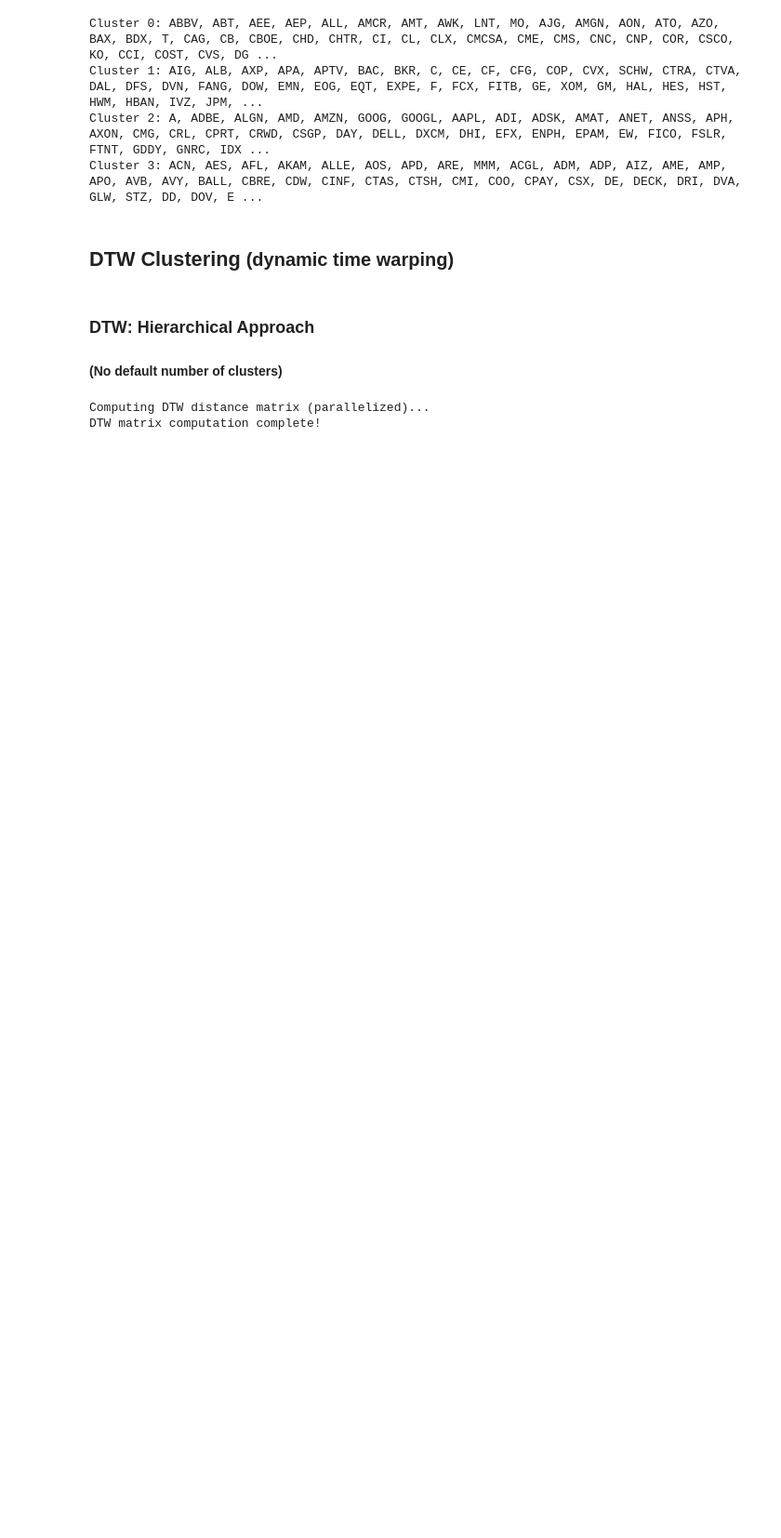
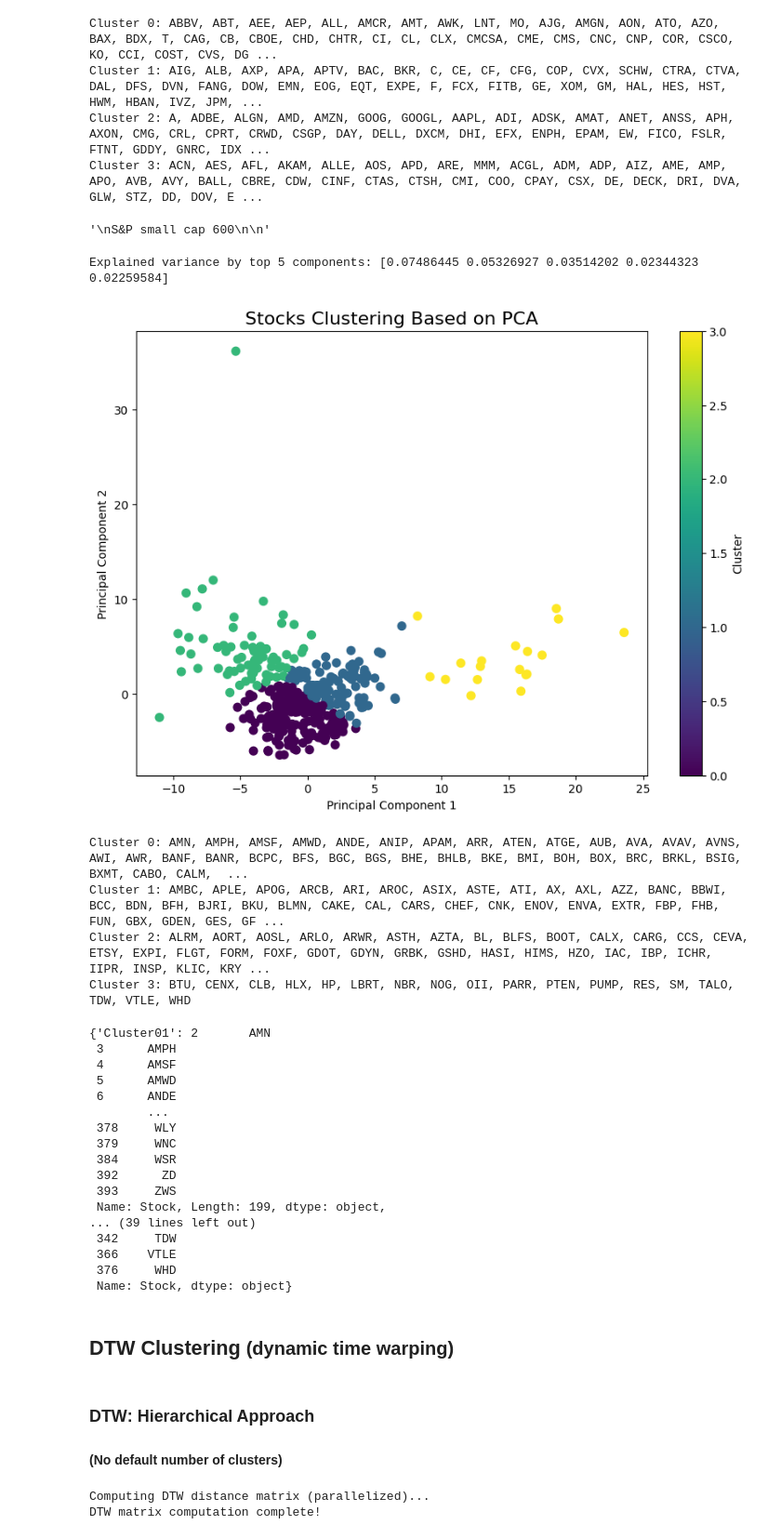
Before and after one commit to paulprayer110/stockprediction, a Jupyter notebook: TimeSeriesClustering.ipynb, the cells around one changed output. Shown at 93% size. Cells and saved outputs as stored; diff of their text form; code cells hidden in the pictures; blank space fills up the shorter version.

```diff
--- a/TimeSeriesClustering.ipynb
+++ b/TimeSeriesClustering.ipynb
@@ -25,3 +30,5 @@ sp500_prices.drop(['ABNB'], axis=1, inplace=True)
+# %%
+sp600_prices = pd.read_csv(homepath + "data/sp600_timeseries.csv", parse_dates=['Date'], index_col='Date')
 # %%
 def compute_returns(df):
     """
@@ -70,6 +77,6 @@ def compute_returns(df):
         'annual_log': annual_log_returns
     }
 # %%
-rets = compute_returns(sp500_prices)
-rets['weekly_log'].shape
+rets = compute_returns(sp600_prices)
+rets['weekly_log']
 # %% [output]
@@ -138,3 +158,10 @@ Cluster 0: ABBV, ABT, AEE, AEP, ALL, AMCR, AMT, AWK, LNT, MO, AJG, AMGN, AON, AT
 Cluster 1: AIG, ALB, AXP, APA, APTV, BAC, BKR, C, CE, CF, CFG, COP, CVX, SCHW, CTRA, CTVA, DAL, DFS, DVN, FANG, DOW, EMN, EOG, EQT, EXPE, F, FCX, FITB, GE, XOM, GM, HAL, HES, HST, HWM, HBAN, IVZ, JPM, ...
 Cluster 2: A, ADBE, ALGN, AMD, AMZN, GOOG, GOOGL, AAPL, ADI, ADSK, AMAT, ANET, ANSS, APH, AXON, CMG, CRL, CPRT, CRWD, CSGP, DAY, DELL, DXCM, DHI, EFX, ENPH, EPAM, EW, FICO, FSLR, FTNT, GDDY, GNRC, IDX ...
 Cluster 3: ACN, AES, AFL, AKAM, ALLE, AOS, APD, ARE, MMM, ACGL, ADM, ADP, AIZ, AME, AMP, APO, AVB, AVY, BALL, CBRE, CDW, CINF, CTAS, CTSH, CMI, COO, CPAY, CSX, DE, DECK, DRI, DVA, GLW, STZ, DD, DOV, E ...
+# %%
+"""
+S&P small cap 600
+
+"""
+# %% [output]
+'\nS&P small cap 600\n\n'
@@ -141,3 +216,29 @@ Cluster 3: ACN, AES, AFL, AKAM, ALLE, AOS, APD, ARE, MMM, ACGL, ADM, ADP, AIZ, A
+# %%
+pca_kmeans_clustering(rets)
+# %% [output]
+Explained variance by top 5 components: [0.07486445 0.05326927 0.03514202 0.02344323 0.02259584]
+[figure, added]
+Cluster 0: AMN, AMPH, AMSF, AMWD, ANDE, ANIP, APAM, ARR, ATEN, ATGE, AUB, AVA, AVAV, AVNS, AWI, AWR, BANF, BANR, BCPC, BFS, BGC, BGS, BHE, BHLB, BKE, BMI, BOH, BOX, BRC, BRKL, BSIG, BXMT, CABO, CALM,  ...
+Cluster 1: AMBC, APLE, APOG, ARCB, ARI, AROC, ASIX, ASTE, ATI, AX, AXL, AZZ, BANC, BBWI, BCC, BDN, BFH, BJRI, BKU, BLMN, CAKE, CAL, CARS, CHEF, CNK, ENOV, ENVA, EXTR, FBP, FHB, FUN, GBX, GDEN, GES, GF ...
+Cluster 2: ALRM, AORT, AOSL, ARLO, ARWR, ASTH, AZTA, BL, BLFS, BOOT, CALX, CARG, CCS, CEVA, ETSY, EXPI, FLGT, FORM, FOXF, GDOT, GDYN, GRBK, GSHD, HASI, HIMS, HZO, IAC, IBP, ICHR, IIPR, INSP, KLIC, KRY ...
+Cluster 3: BTU, CENX, CLB, HLX, HP, LBRT, NBR, NOG, OII, PARR, PTEN, PUMP, RES, SM, TALO, TDW, VTLE, WHD
+{'Cluster01': 2       AMN
+ 3      AMPH
+ 4      AMSF
+ 5      AMWD
+ 6      ANDE
+        ...
+ 378     WLY
+ 379     WNC
+ 384     WSR
+ 392      ZD
+ 393     ZWS
+ Name: Stock, Length: 199, dtype: object,
+... (39 lines left out)
+ 342     TDW
+ 366    VTLE
+ 376     WHD
+ Name: Stock, dtype: object}
 # %% [markdown]
 ## DTW Clustering <span style="font-size:20px">(dynamic time warping)</span>
 # %% [markdown]
```
Also changed, not shown: parts of 4 cells of this notebook, 5 other files.
